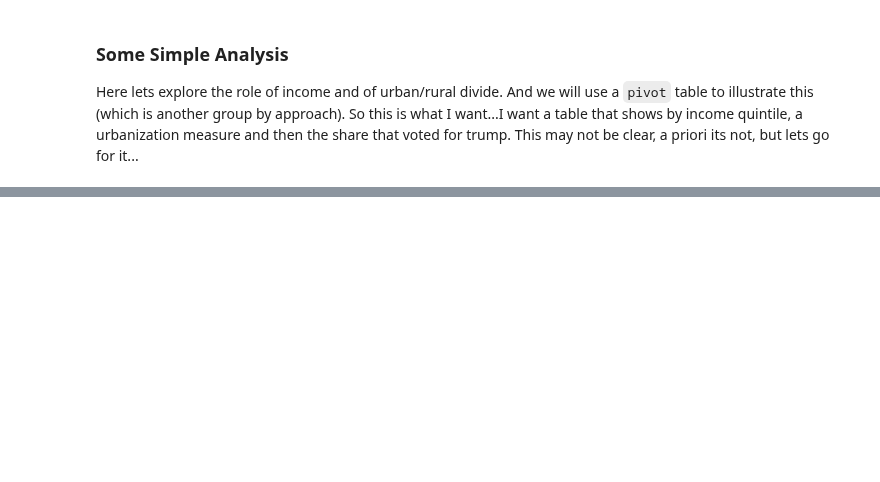
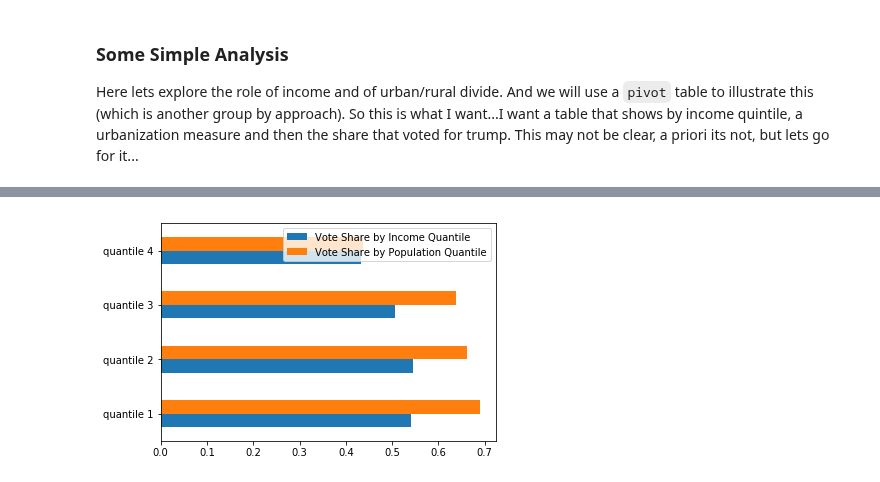
Before and after one commit to mwaugh0328/Data_Bootcamp_Fall_2017, a Jupyter notebook: data_bootcamp_1120/census_notebook.ipynb, the cells around one changed output, grey strips where cells are left out. Cells and saved outputs as stored; diff of their text form; code cells hidden in the pictures; blank space fills up the shorter version.

```diff
--- a/data_bootcamp_1120/census_notebook.ipynb
+++ b/data_bootcamp_1120/census_notebook.ipynb
@@ -329,8 +330,12 @@ only_trump.head()
 | 15 | 22604.0 | 38678.0 | Bibb County, Alabama | 007 | 01 | 1007 | AL | alabama | 1007 | Bibb | ... |
 | 20 | 57710.0 | 45813.0 | Blount County, Alabama | 009 | 01 | 1009 | AL | alabama | 1009 | Blount | ... |
 # %%
-inc_q = pd.qcut(only_trump["income"], 5)
+nquantiles = 4
+
+labels = ["quantile " + str(var) for var in range(1,nquantiles + 1)]
+
+inc_q = pd.qcut(only_trump["income"], nquantiles, labels = labels)
 
 grouped = only_trump.groupby(inc_q)
 
-grouped.VoteCount.sum() / grouped.CountyTotalVote.sum()
+vote_income_quant = grouped.VoteCount.sum() / grouped.CountyTotalVote.sum()
@@ -345,6 +342,10 @@ dtype: float64
 # %%
-inc_q = pd.qcut(only_trump["population"], 5)
+nquantiles = 4
 
-grouped = only_trump.groupby(inc_q)
+labels = ["quantile " + str(var) for var in range(1,nquantiles + 1)]
 
-grouped.VoteCount.sum() / grouped.CountyTotalVote.sum()
+pop_q = pd.qcut(only_trump["population"], nquantiles, labels = labels)
+
+grouped = only_trump.groupby(pop_q)
+
+pop_income_quant =  grouped.VoteCount.sum() / grouped.CountyTotalVote.sum()
@@ -358,0 +352,6 @@ dtype: float64
+# %%
+combo = pd.concat([vote_income_quant,pop_income_quant], axis = 1)
+
+combo.columns = ["Vote Share by Income Quantile", "Vote Share by Population Quantile"]
+
+combo.head(10)
@@ -358,0 +364,8 @@ dtype: float64
+# %%
+fig, ax = plt.subplots()
+
+combo.plot(kind = "barh", ax = ax)
+
+plt.show()
+# %% [output]
+[figure, added]
```
Also changed, not shown: parts of 5 cells of this notebook.
